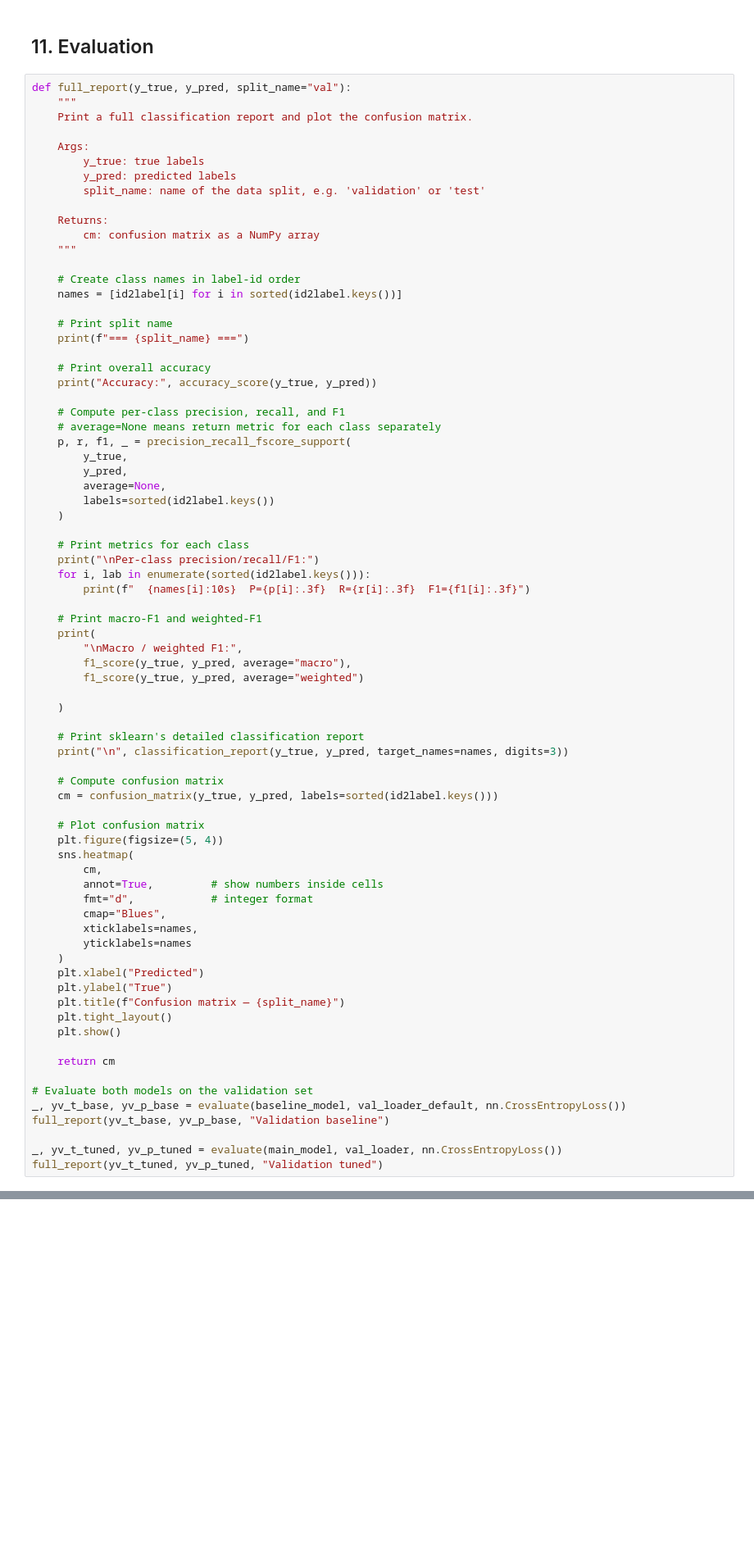
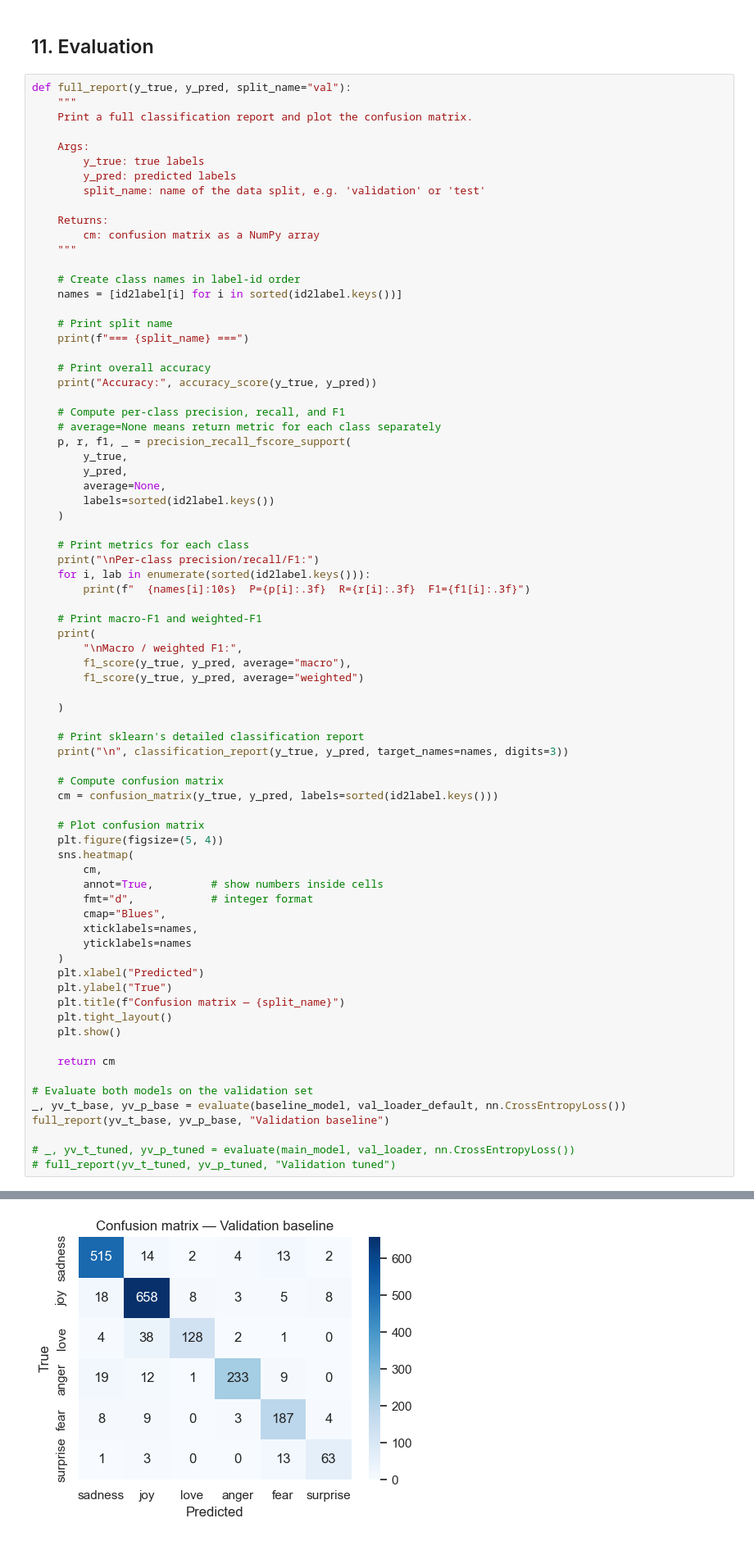
Before and after one commit to hulemihi/42850-NLP-Asm3, a Jupyter notebook: NLP_Asm3_Transformers (1).ipynb, the cells around one changed output, grey strips where cells are left out. Shown at 82% size. Drawn from its saved outputs; the diff is of its cells as text; blank space fills up the shorter version.

```diff
--- a/NLP_Asm3_Transformers (1).ipynb
+++ b/NLP_Asm3_Transformers (1).ipynb
@@ -847,5 +888,6 @@ def full_report(y_true, y_pred, split_name="val"):
 _, yv_t_base, yv_p_base = evaluate(baseline_model, val_loader_default, nn.CrossEntropyLoss())
 full_report(yv_t_base, yv_p_base, "Validation baseline")
 
-_, yv_t_tuned, yv_p_tuned = evaluate(main_model, val_loader, nn.CrossEntropyLoss())
-full_report(yv_t_tuned, yv_p_tuned, "Validation tuned")
+# _, yv_t_tuned, yv_p_tuned = evaluate(main_model, val_loader, nn.CrossEntropyLoss())
+# full_report(yv_t_tuned, yv_p_tuned, "Validation tuned")
+# %% [output]
@@ -851,0 +911 @@ full_report(yv_t_tuned, yv_p_tuned, "Validation tuned")
+[figure, added]
```
Also changed, not shown: parts of 9 cells of this notebook.
